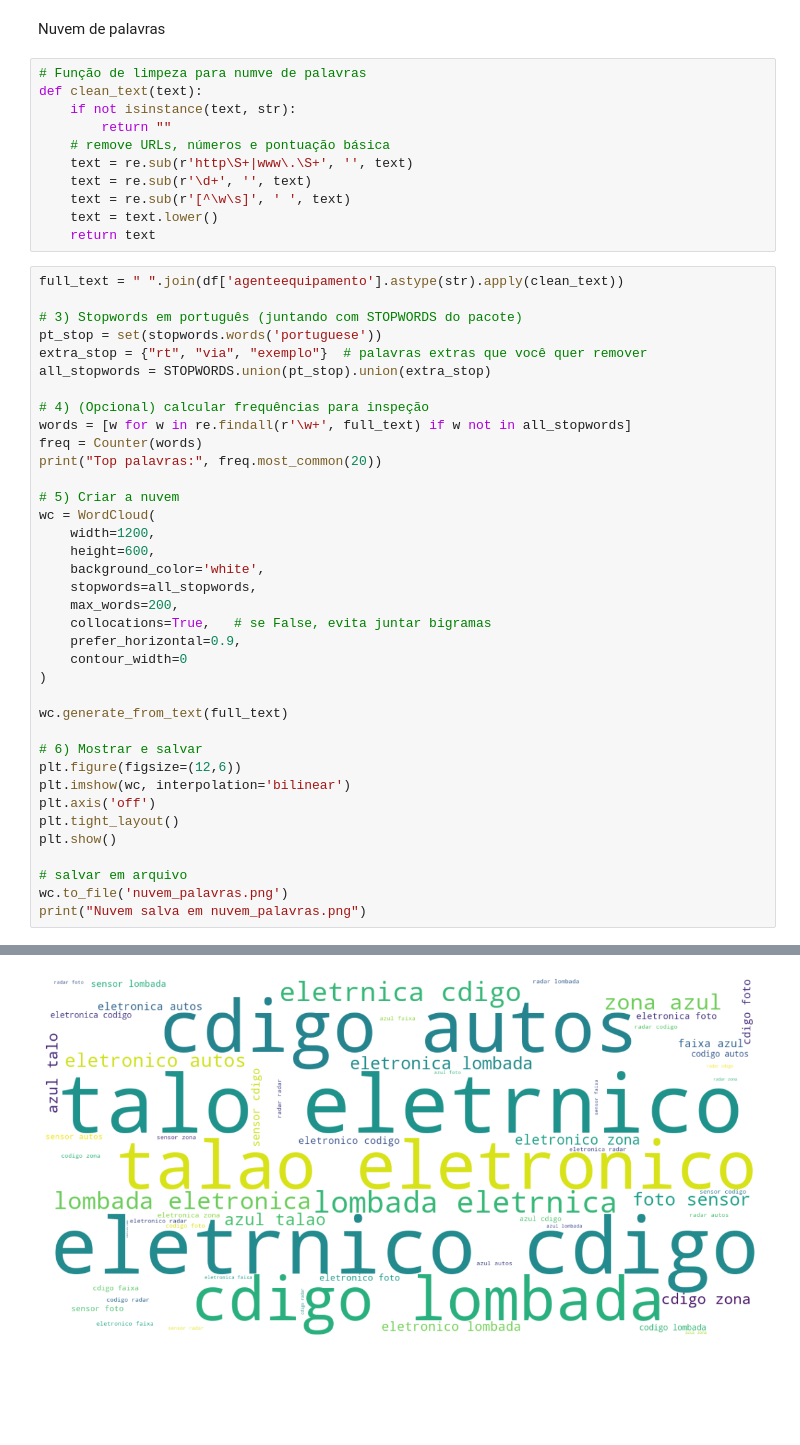
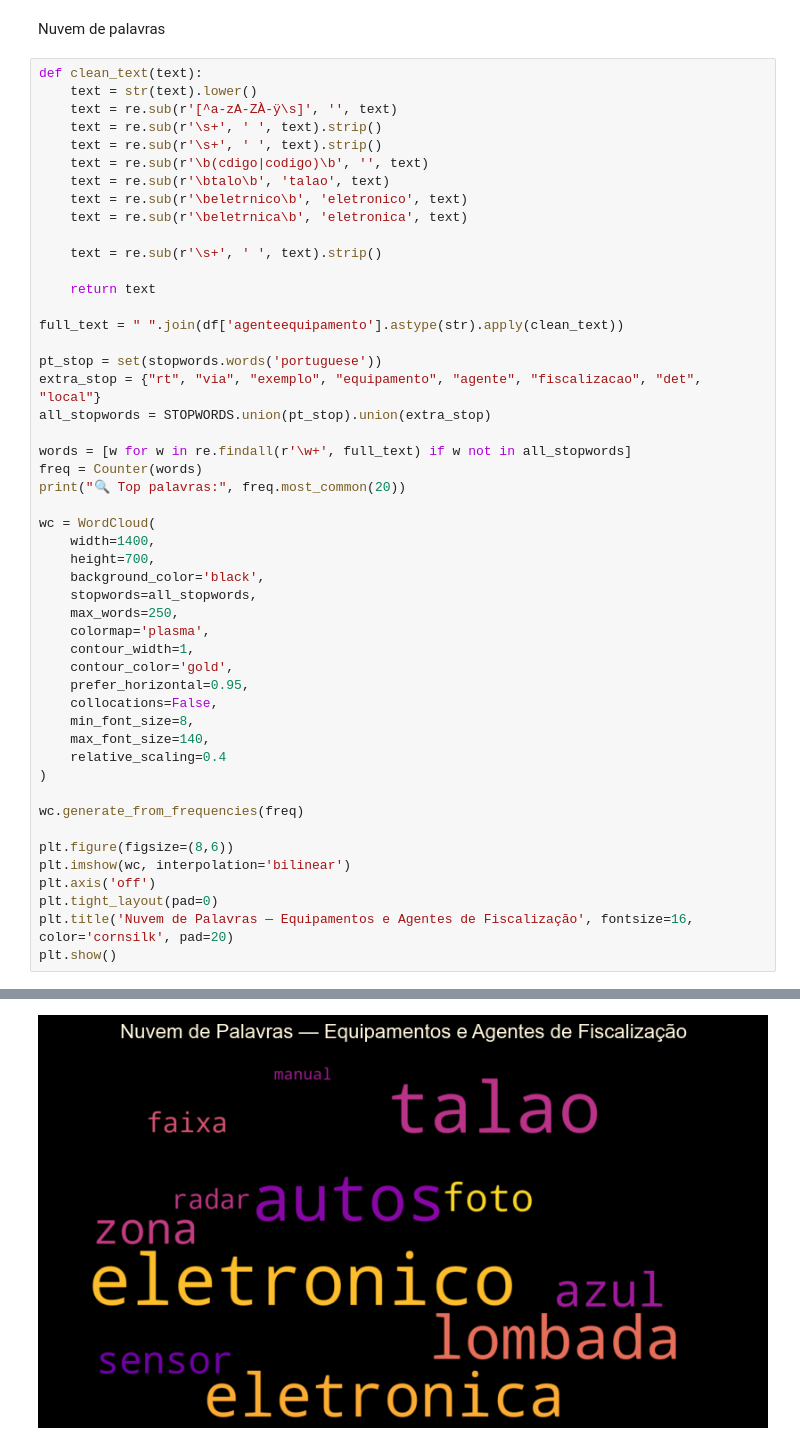
Before and after one commit to FlaviaCosta1037/analise_infracoes_transito, a Jupyter notebook: main.ipynb, the cells around one changed output, grey strips where cells are left out. Saved outputs shown, nothing was run; the diff lists cells and outputs as text; blank space fills up the shorter version.

Commit message:
Ajuste de gráficos para SNS

```diff
--- a/main.ipynb
+++ b/main.ipynb
@@ -478,51 +454,52 @@ Colunas: Index(['agenteequipamento', 'quantidade'], dtype='object')
 # %% [markdown]
 Nuvem de palavras
-# %%
-# Função de limpeza para numve de palavras
-def clean_text(text):
-    if not isinstance(text, str):
-        return ""
-    # remove URLs, números e pontuação básica
-    text = re.sub(r'http\S+|www\.\S+', '', text)
-    text = re.sub(r'\d+', '', text)
-    text = re.sub(r'[^\w\s]', ' ', text)
-    text = text.lower()
-    return text
 # %%
+def clean_text(text):
+    text = str(text).lower()
+    text = re.sub(r'[^a-zA-ZÀ-ÿ\s]', '', text)
+    text = re.sub(r'\s+', ' ', text).strip()
+    text = re.sub(r'\s+', ' ', text).strip()
+    text = re.sub(r'\b(cdigo|codigo)\b', '', text)
+    text = re.sub(r'\btalo\b', 'talao', text)
+    text = re.sub(r'\beletrnico\b', 'eletronico', text)
+    text = re.sub(r'\beletrnica\b', 'eletronica', text)
+
+    text = re.sub(r'\s+', ' ', text).strip()
+
+    return text
+
 full_text = " ".join(df['agenteequipamento'].astype(str).apply(clean_text))
 
-# 3) Stopwords em português (juntando com STOPWORDS do pacote)
 pt_stop = set(stopwords.words('portuguese'))
-extra_stop = {"rt", "via", "exemplo"}  # palavras extras que você quer remover
+extra_stop = {"rt", "via", "exemplo", "equipamento", "agente", "fiscalizacao", "det", "local"}
 all_stopwords = STOPWORDS.union(pt_stop).union(extra_stop)
 
-# 4) (Opcional) calcular frequências para inspeção
 words = [w for w in re.findall(r'\w+', full_text) if w not in all_stopwords]
 freq = Counter(words)
-print("Top palavras:", freq.most_common(20))
+print("🔍 Top palavras:", freq.most_common(20))
 
-# 5) Criar a nuvem
 wc = WordCloud(
-    width=1200,
-    height=600,
-    background_color='white',
+    width=1400,
+    height=700,
+    background_color='black',
     stopwords=all_stopwords,
-    max_words=200,
-    collocations=True,   # se False, evita juntar bigramas
-    prefer_horizontal=0.9,
-    contour_width=0
+    max_words=250,
+    colormap='plasma',
+    contour_width=1,
+    contour_color='gold',
+    prefer_horizontal=0.95,
+    collocations=False,
+    min_font_size=8,
+    max_font_size=140,
+    relative_scaling=0.4
 )
 
-wc.generate_from_text(full_text)
+wc.generate_from_frequencies(freq)
 
-# 6) Mostrar e salvar
-plt.figure(figsize=(12,6))
+plt.figure(figsize=(8,6))
 plt.imshow(wc, interpolation='bilinear')
 plt.axis('off')
-plt.tight_layout()
+plt.tight_layout(pad=0)
+plt.title('Nuvem de Palavras — Equipamentos e Agentes de Fiscalização', fontsize=16, color='cornsilk', pad=20)
 plt.show()
-
-# salvar em arquivo
-wc.to_file('nuvem_palavras.png')
-print("Nuvem salva em nuvem_palavras.png")
 # %% [output]
@@ -530 +507 @@ Top palavras: [('cdigo', 2402770), ('autos', 1827939), ('lombada', 1531883), ('t
-[figure, old version]
+[figure, new version]
```
Also changed, not shown: parts of 13 cells of this notebook.
